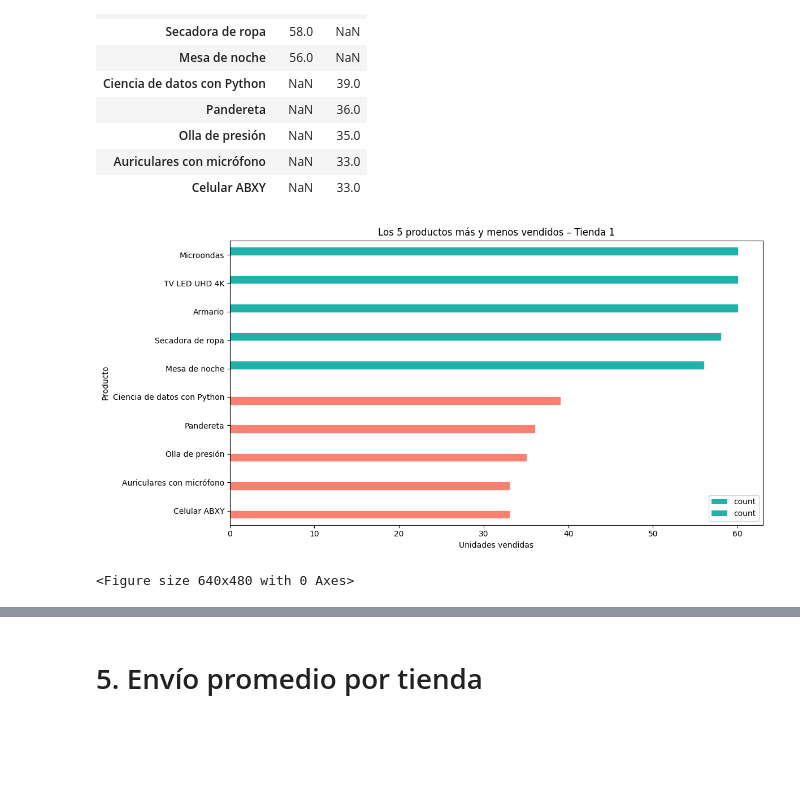
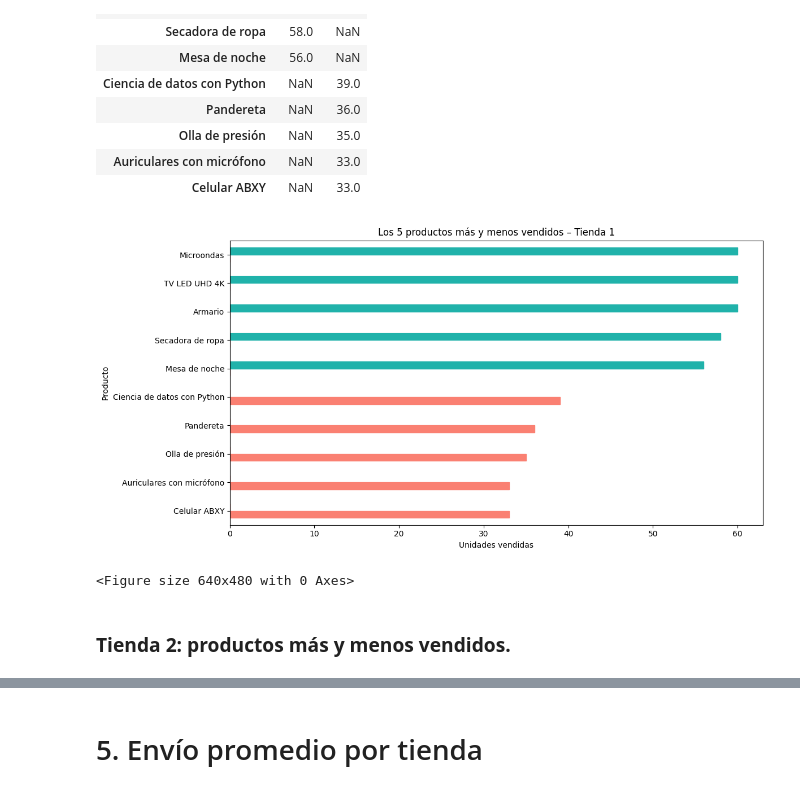
Before and after one commit to ayelar/challenge-alura-store, a Jupyter notebook: AluraStoreLatam.ipynb, the cells around one changed output, grey strips where cells are left out. Cells and saved outputs as stored; diff of their text form; code cells hidden in the pictures; blank space fills up the shorter version.

```diff
--- a/AluraStoreLatam.ipynb
+++ b/AluraStoreLatam.ipynb
@@ -423,31 +425,31 @@ t1_top_ultimos
 | Auriculares con micrófono | NaN | 33.0 |
 | Celular ABXY | NaN | 33.0 |
 # %%
-colors = ['lightseagreen']*5 + ['red']*5
-
 ax = t1_top_ultimos.plot(
     kind='barh',
     figsize=(12,6),
-    color=colors
+    legend=False
 )
 ax.set_title('Los 5 productos más y menos vendidos – Tienda 1')
 ax.set_xlabel('Unidades vendidas')
 ax.invert_yaxis()
 
 for i, barra in enumerate(ax.patches):
     if i < 5:
         barra.set_color('lightseagreen')  # top 5
     else:
         barra.set_color('salmon')            # bottom 5
 
 plt.tight_layout()
 plt.show()
 
 plt.tight_layout()
 plt.show()
 # %% [output]
-[figure, old version]
+[figure, new version]
 <Figure size 640x480 with 0 Axes>
+# %% [markdown]
+### **Tienda 2: productos más y menos vendidos.**
 # %%
 t2_venta_productos = tienda2['Producto'].value_counts()
 t2_venta_productos
```
Also changed, not shown: parts of 8 cells of this notebook.
